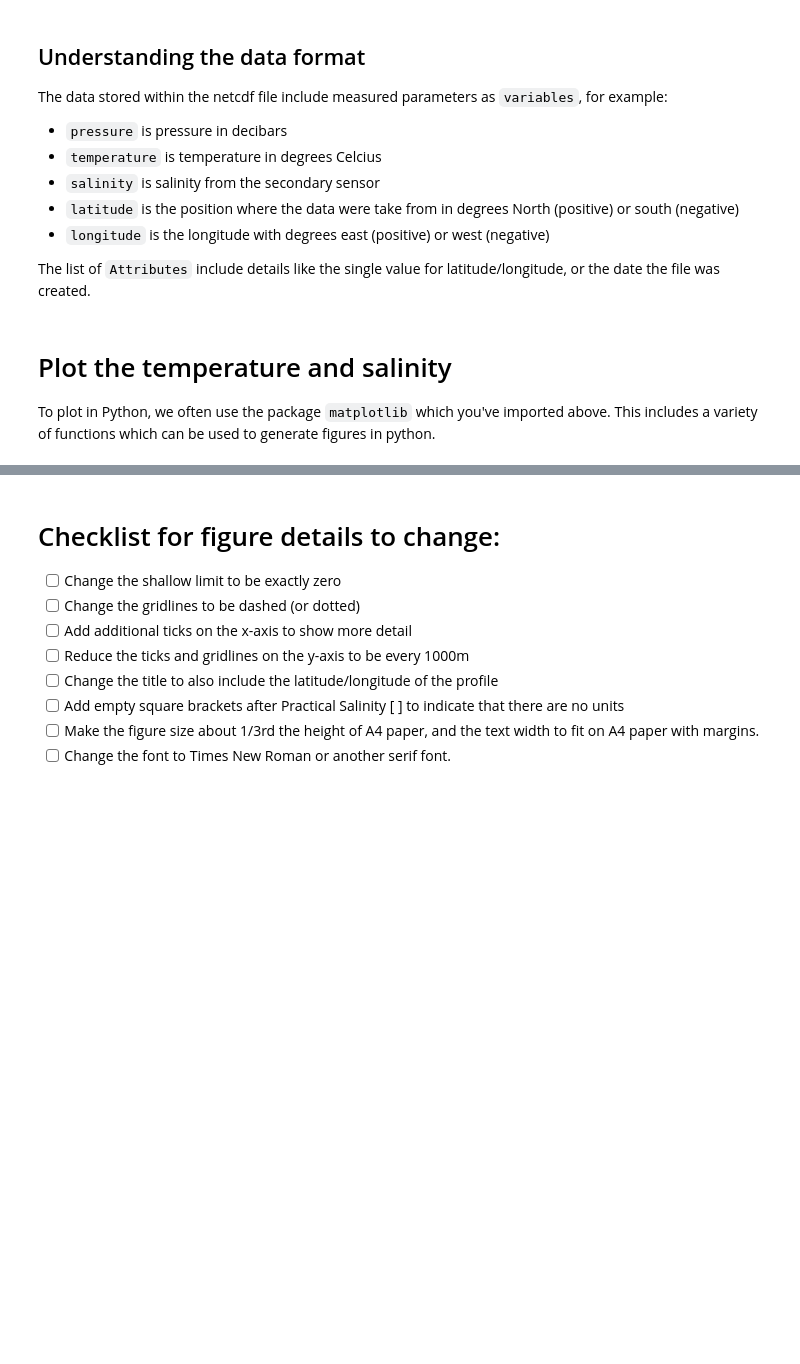
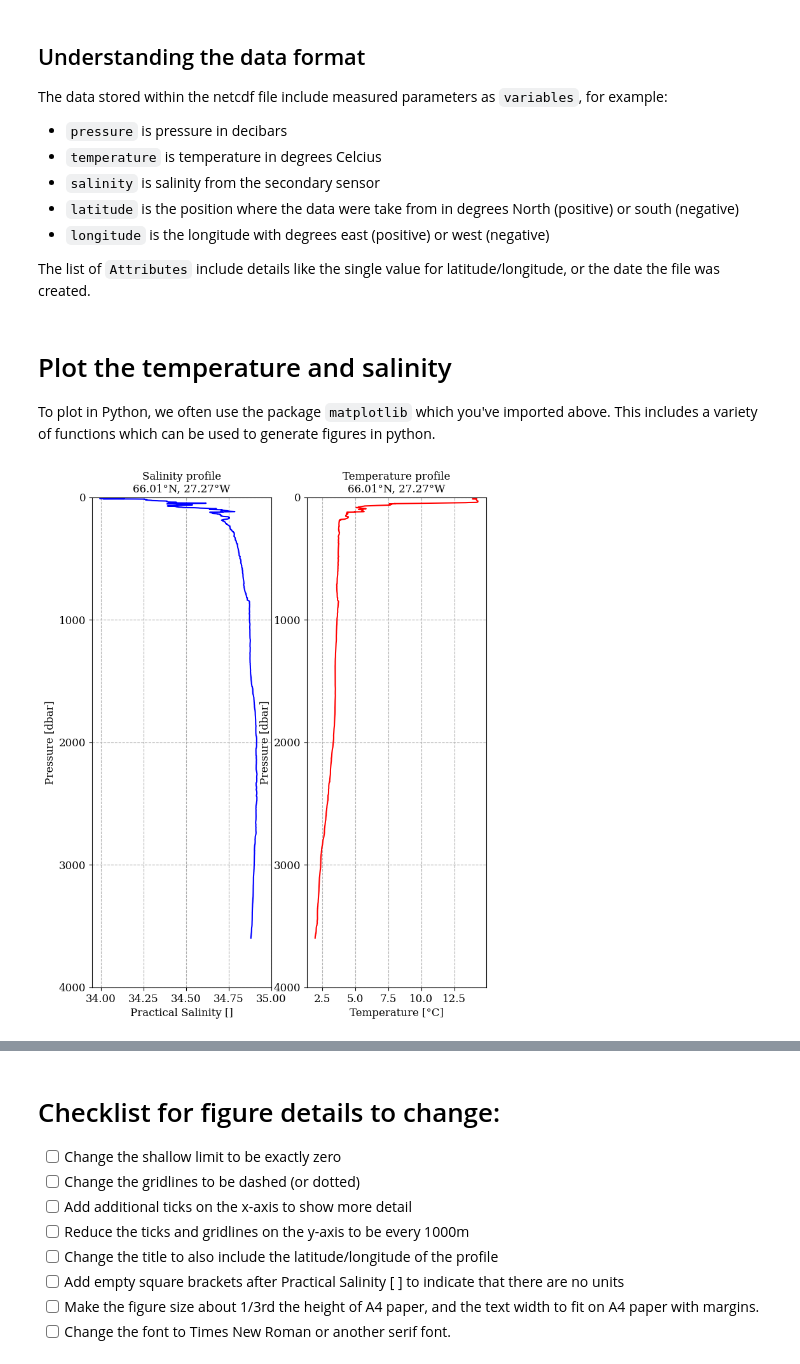
Before and after one commit to ifmeo-courses/messfern-1-ctd-momo23574, a Jupyter notebook: src/assignment.ipynb, the cells around one changed output, grey strips where cells are left out. Drawn from its saved outputs; the diff is of its cells as text; code cells hidden in the pictures; blank space fills up the shorter version.

```diff
--- a/src/assignment.ipynb
+++ b/src/assignment.ipynb
@@ -103,7 +138,7 @@ print("✓ CNV to NetCDF conversion test passed!")
 # %%
 # YOUR CODE HERE
 # load data using xr.open_dataset()
-raise NotImplementedError()
+ctd_ds = xr.open_dataset(netcdf_file_with_path)
 
 # print data
 print(ctd_ds.info)
@@ -128,7 +183,7 @@ The list of `Attributes` include details like the single value for latitude/long
 # Here we are defining the names of the variables in the netCDF file
 # If your netcdf file calls salinity "PSAL", you would change the sal_string to 'PSAL'
 sal_string = 'salinity'
-temp_string = 'temperature'
+temp_string = 'temperature_1'
 pres_string = 'pressure'
 lon_string = 'longitude'
 lat_string = 'latitude'
@@ -142,7 +197,10 @@ To plot in Python, we often use the package `matplotlib` which you've imported a
 # %%
 # To initialise a figure, use matplotlib.plt.figure() which takes inputs within the brackets
 # Since matplotlib is long to write, in the import cell above, we've imported it as plt
-plt.figure(1, figsize=(12, 8))
+
+plt.rcParams['font.family'] = 'serif'
+
+plt.figure(1, figsize=(8, 10))
 
 # In case the figure 1 already exists, clear it using clf()
 plt.clf()
@@ -153,41 +211,59 @@ plt.subplot(1,2,1)
 
 # To plot salinity, we need to reference the salinity variable in the dataset.  This is done using the syntax ctd_ds['PSAL2']
 # Here, ctd_ds is the name of the dataset, and 'PSAL2' is the name of the variable.  The variable name is case sensitive.
 plt.plot(ctd_ds[sal_string], ctd_ds[pres_string], color='blue')
 
 # Now we'd like to annotate our figure.  We can do this using the plt.xlabel() and plt.ylabel() functions
 # These functions take a string as an argument, which is the text that will be displayed on the x and y axes
 # An optional second argument can be used to specify the fontsize.  IMPORTANT: choose values to make the text readable.
-plt.xlabel('Practical salinity' , fontsize=12)
+plt.xlabel('Practical Salinity []', fontsize=12)
 plt.ylabel('Pressure [dbar]', fontsize=12)
 
 # Since pressure decreases with depth, we want to invert the y-axis so that the surface is at the top of the plot
 plt.gca().invert_yaxis()
+plt.ylim(ctd_ds[pres_string].max(), 0)
 
 # Here we specify where exactly the x-ticks should be placed.  We want them at 34, 34.5, and 35
-x_ticks = [34, 34.5, 35]
+x_ticks = [34, 34.25, 34.5, 34.75, 35]
 plt.xticks(x_ticks, fontsize=12)
 
 # We don't specify for the y-axis, but we do want the text size to be readable.
-plt.yticks(fontsize=12)
+plt.yticks(np.arange(0, 4001, 1000), fontsize=12)
 
 # Finally, we can add a title to the plot using plt.title().  This function also takes a string as an argument.
-plt.title('Salinity profile', fontsize=12)
-plt.grid(True)
+plt.title('Salinity profile\n66.01°N, 27.27°W', fontsize=12)
+
+# Add dashed gridlines
+plt.grid(True, linestyle='--')
 
 # YOUR TURN: Now, let's plot the temperature profile on the right-hand side of the figure
 plt.subplot(1,2,2)
 
-# YOUR CODE HERE
 # Complete the temperature plot following the same pattern as the salinity plot
 # Plot temperature vs pressure, add labels, title, formatting
 # Remember to invert the y-axis and add grid
-raise NotImplementedError()
+plt.plot(ctd_ds[temp_string], ctd_ds[pres_string], color='red')
+
+plt.xlabel('Temperature [°C]', fontsize=12)
+plt.ylabel('Pressure [dbar]', fontsize=12)
+
+plt.gca().invert_yaxis()
+plt.ylim(ctd_ds[pres_string].max(), 0)
+
+plt.xticks(fontsize=12)
+plt.yticks(np.arange(0, 4001, 1000), fontsize=12)
+
+plt.title('Temperature profile\n66.01°N, 27.27°W', fontsize=12)
+
+plt.grid(True, linestyle='--')
 
 # This code saves the figure to a file.  The file type is determined by the extension of the filename.
 # IMPORTANT: Change YourName to your actual last name
-plt.savefig(figdir + 'ex1fig1-YourName-Messfern.png')
+plt.savefig(figdir + 'ex1fig1-Mako-Messfern.png')
+
 plt.show()
+# %% [output]
+[figure, added]
 # %%
 # Test that Figure 1 was created correctly
 import glob
```
Also changed, not shown: parts of 20 cells of this notebook, 6 other files.
